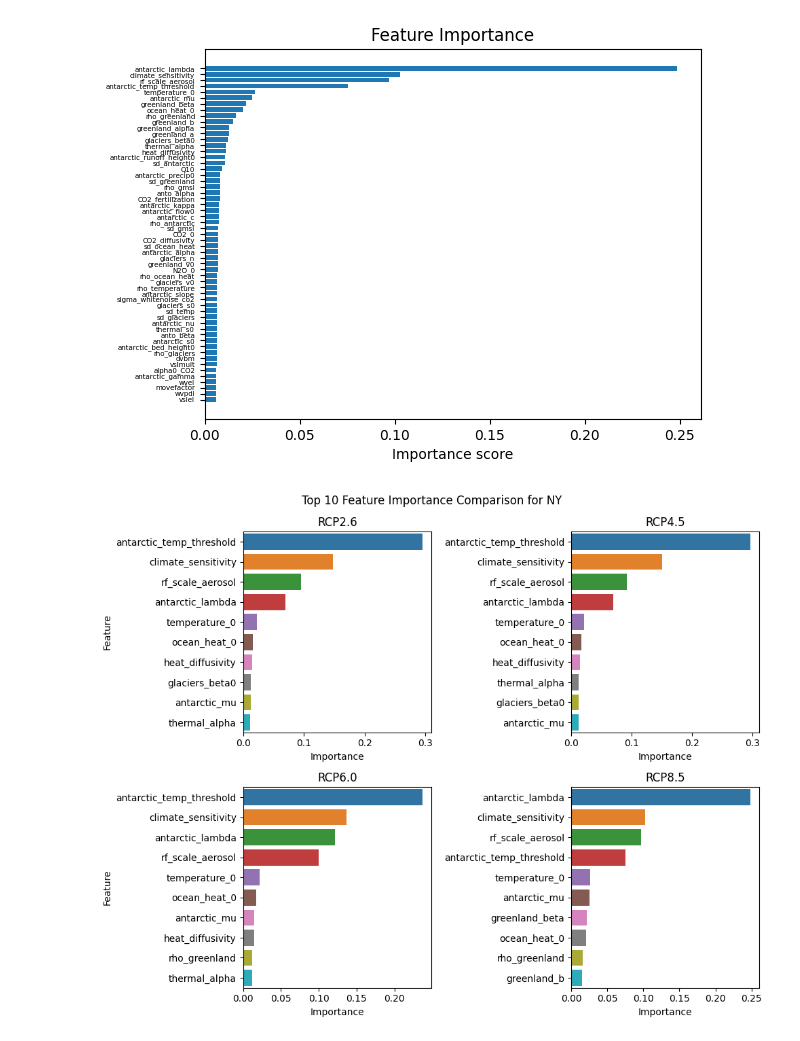
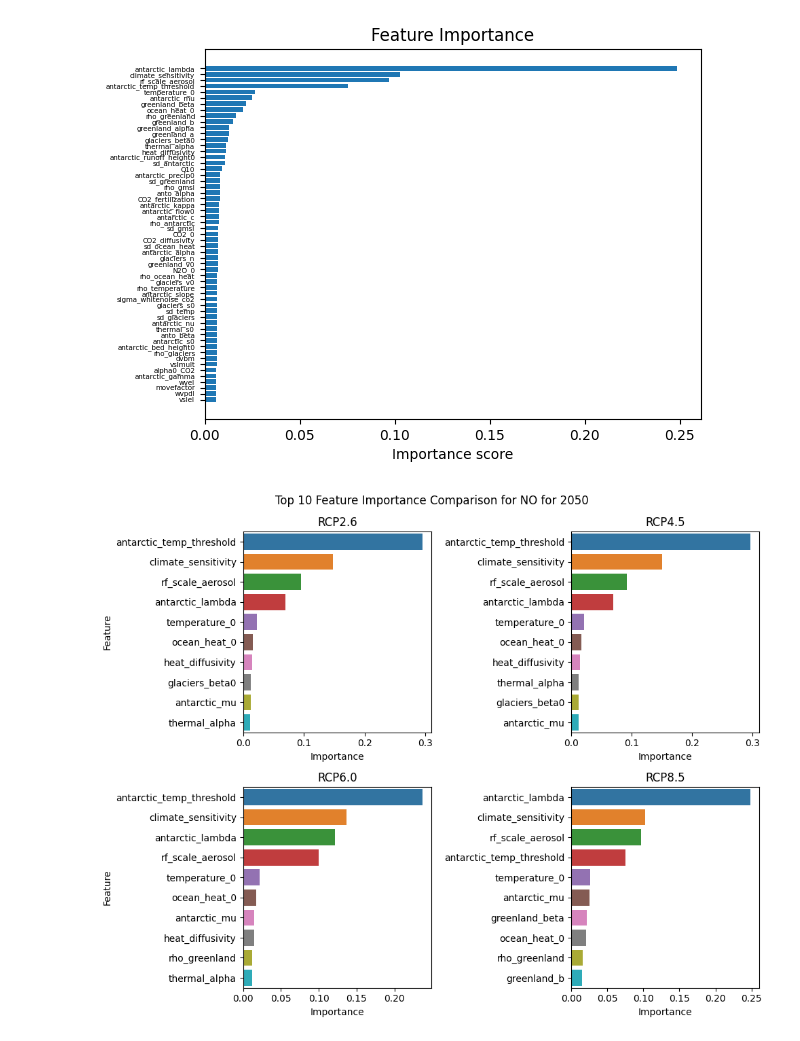
Before and after one commit to Prasannar07/Sea-level-rise, a Jupyter notebook: sneasybrick-ciam-NO-2050.ipynb, the cells around one changed output. Saved outputs shown, nothing was run; the diff lists cells and outputs as text; code cells hidden in the pictures.

```diff
--- a/sneasybrick-ciam-NO.ipynb
+++ b/sneasybrick-ciam-NO-2050.ipynb
@@ -643,32 +643,32 @@ ax1.set_title('RCP2.6')
 ax1.set_xlabel('Importance')
 ax1.set_ylabel('Feature')
 
 # Plotting top 10 features for RCP4.5
 top10_ssp2_45_idx = np.argsort(feature_importance_cv5_ssp2_45)[-10:][::-1]
 top10_ssp2_45 = feature_importance_cv5_ssp2_45[top10_ssp2_45_idx]
 sns.barplot(x=top10_ssp2_45, y=feature_names[top10_ssp2_45_idx], ax=ax2)
 ax2.set_title('RCP4.5')
 ax2.set_xlabel('Importance')
 ax2.set_ylabel('')
 
 # Plotting top 10 features for RCP6.0
 top10_ssp4_60_idx = np.argsort(feature_importance_cv5_ssp4_60)[-10:][::-1]
 top10_ssp4_60 = feature_importance_cv5_ssp4_60[top10_ssp4_60_idx]
 sns.barplot(x=top10_ssp4_60, y=feature_names[top10_ssp4_60_idx], ax=ax3)
 ax3.set_title('RCP6.0')
 ax3.set_xlabel('Importance')
 ax3.set_ylabel('Feature')
 
 # Plotting top 10 features for RCP8.5
 top10_ssp5_85_idx = np.argsort(feature_importance_cv5_ssp5_85)[-10:][::-1]
 top10_ssp5_85 = feature_importance_cv5_ssp5_85[top10_ssp5_85_idx]
 sns.barplot(x=top10_ssp5_85, y=feature_names[top10_ssp5_85_idx], ax=ax4)
 ax4.set_title('RCP8.5')
 ax4.set_xlabel('Importance')
 ax4.set_ylabel('')
 
-fig.suptitle('Top 10 Feature Importance Comparison for NY')
+fig.suptitle('Top 10 Feature Importance Comparison for NO for 2050')
 fig.tight_layout()
 plt.show()
 # %% [output]
-[figure, old version]
+[figure, new version]
```
Also changed, not shown: 1 other file.
